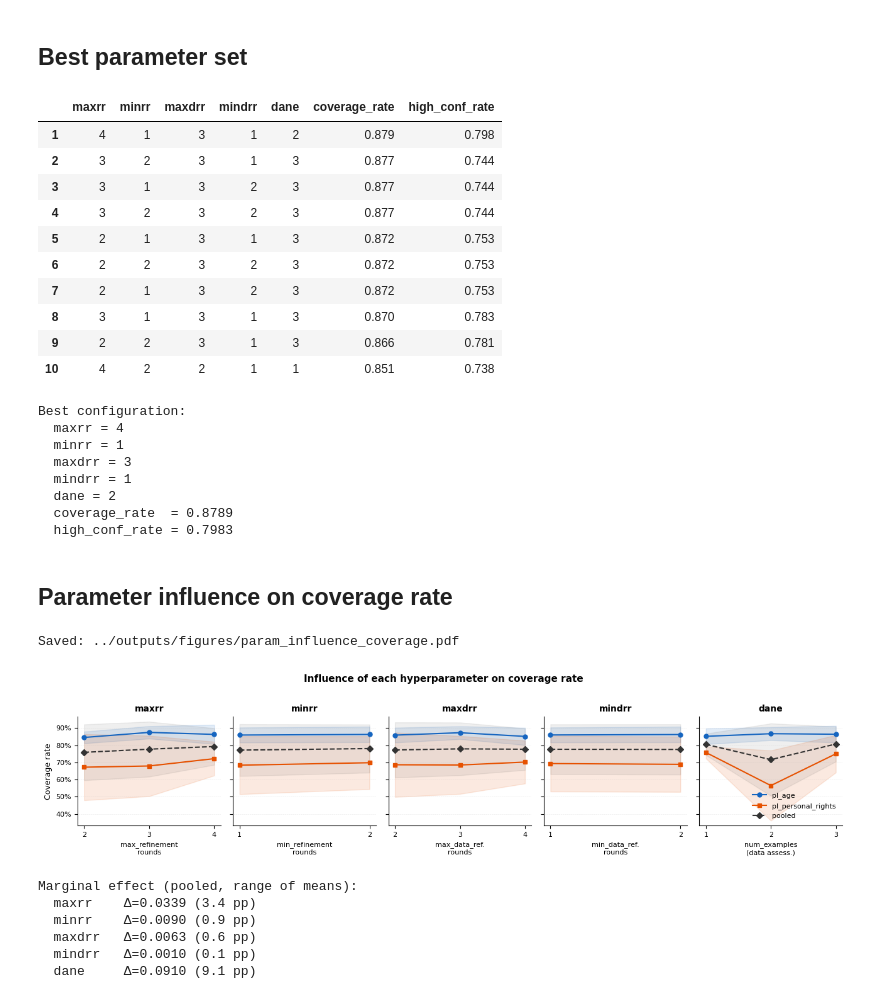
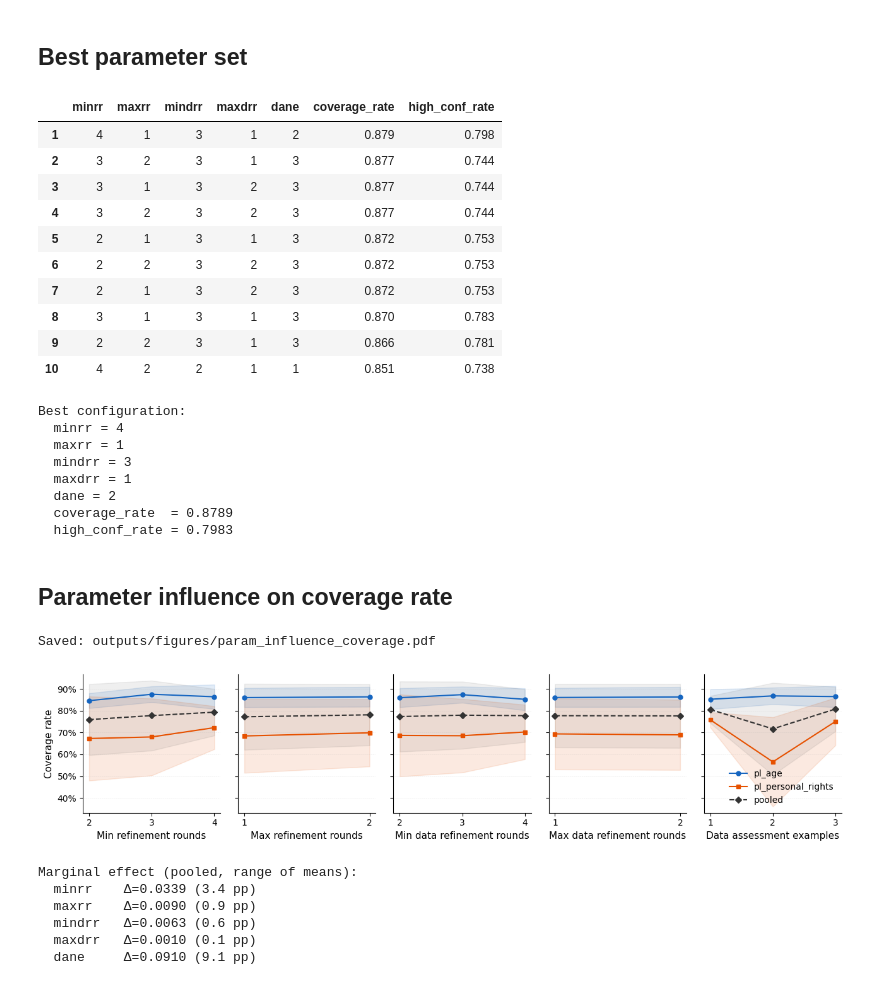
Before and after one commit to pwr-ai/schematize, a Jupyter notebook: notebooks/search_params_analysis.ipynb, the cells around one changed output. Cells and saved outputs as stored; diff of their text form; code cells hidden in the pictures.

```diff
--- a/notebooks/search_params_analysis.ipynb
+++ b/notebooks/search_params_analysis.ipynb
@@ -22,29 +22,29 @@ import pandas as pd
 
 %matplotlib inline
 
-EVAL_DIR = Path("../outputs/evaluation/gpt-5.4-mini/gpt-5.4-nano")
-FIGURES_DIR = Path("../outputs/figures")
+EVAL_DIR = Path("outputs/evaluation/gpt-5.4-mini/gpt-5.4-nano")
+FIGURES_DIR = Path("outputs/figures")
 FIGURES_DIR.mkdir(parents=True, exist_ok=True)
 
-PARAMS = ["maxrr", "minrr", "maxdrr", "mindrr", "dane"]
+PARAMS = ["minrr", "maxrr", "mindrr", "maxdrr", "dane"]
 PARAM_LABELS = {
-    "maxrr": "max_refinement\nrounds",
-    "minrr": "min_refinement\nrounds",
-    "maxdrr": "max_data_ref.\nrounds",
-    "mindrr": "min_data_ref.\nrounds",
-    "dane": "num_examples\n(data assess.)",
+    "maxrr": "Max refinement rounds",
+    "minrr": "Min refinement rounds",
+    "maxdrr": "Max data refinement rounds",
+    "mindrr": "Min data refinement rounds",
+    "dane": "Data assessment examples",
 }
 CASES = ["pl_age", "pl_personal_rights"]
 PARAM_RE = re.compile(r"maxrr_(\d+)_minrr_(\d+)_maxdrr_(\d+)_mindrr_(\d+)_dane_(\d+)")
 
 plt.rcParams.update({
     "font.family": "sans-serif",
-    "font.size": 10,
-    "axes.titlesize": 10,
-    "axes.labelsize": 9,
-    "xtick.labelsize": 8,
-    "ytick.labelsize": 8,
-    "legend.fontsize": 8,
+    "font.size": 12,
+    "axes.titlesize": 12,
+    "axes.labelsize": 11,
+    "xtick.labelsize": 10,
+    "ytick.labelsize": 10,
+    "legend.fontsize": 10,
     "axes.spines.top": False,
     "axes.spines.right": False,
 })
@@ -98,7 +98,7 @@ for p in PARAMS:
 print(f"  coverage_rate  = {best['coverage_rate']:.4f}")
 print(f"  high_conf_rate = {best['high_conf_rate']:.4f}")
 # %% [output]
-|  | maxrr | minrr | maxdrr | mindrr | dane | coverage_rate | high_conf_rate |
+|  | minrr | maxrr | mindrr | maxdrr | dane | coverage_rate | high_conf_rate |
 | 1 | 4 | 1 | 3 | 1 | 2 | 0.879 | 0.798 |
 | 2 | 3 | 2 | 3 | 1 | 3 | 0.877 | 0.744 |
 | 3 | 3 | 1 | 3 | 2 | 3 | 0.877 | 0.744 |
@@ -110,10 +110,10 @@ print(f"  high_conf_rate = {best['high_conf_rate']:.4f}")
 | 9 | 2 | 2 | 3 | 1 | 3 | 0.866 | 0.781 |
 | 10 | 4 | 2 | 2 | 1 | 1 | 0.851 | 0.738 |
 Best configuration:
-  maxrr = 4
-  minrr = 1
-  maxdrr = 3
-  mindrr = 1
+  minrr = 4
+  maxrr = 1
+  mindrr = 3
+  maxdrr = 1
   dane = 2
   coverage_rate  = 0.8789
   high_conf_rate = 0.7983
@@ -133,42 +133,39 @@ for ax, param in zip(axes, PARAMS):
         ax.plot(s[param], s["mean"], marker=MARKERS[case], color=COLORS[case],
                 linewidth=1.5, markersize=5, label=LABELS[case])
         ax.fill_between(s[param], s["mean"] - s["std"].fillna(0),
                         s["mean"] + s["std"].fillna(0), color=COLORS[case], alpha=0.12)
 
     s_pool = df.groupby(param)["coverage_rate"].agg(["mean", "std"]).reset_index()
     ax.plot(s_pool[param], s_pool["mean"], marker=MARKERS["pooled"], color=COLORS["pooled"],
             linewidth=1.5, markersize=5, linestyle="--", label=LABELS["pooled"])
     ax.fill_between(s_pool[param], s_pool["mean"] - s_pool["std"].fillna(0),
                     s_pool["mean"] + s_pool["std"].fillna(0), color=COLORS["pooled"], alpha=0.08)
 
-    ax.set_title(param, fontweight="bold")
-    ax.set_xlabel(PARAM_LABELS[param], fontsize=8)
+    ax.set_xlabel(PARAM_LABELS[param])
     ax.xaxis.set_major_locator(mticker.MaxNLocator(integer=True))
     ax.yaxis.set_major_formatter(mticker.PercentFormatter(xmax=1, decimals=0))
     ax.grid(axis="y", linewidth=0.4, linestyle=":", alpha=0.5)
 
 axes[0].set_ylabel("Coverage rate")
 axes[-1].legend(loc="lower right", frameon=False)
-fig.suptitle("Influence of each hyperparameter on coverage rate",
-             fontsize=11, fontweight="bold", y=1.01)
 fig.tight_layout()
 
 out = FIGURES_DIR / "param_influence_coverage.pdf"
 fig.savefig(out, dpi=300, bbox_inches="tight")
 print(f"Saved: {out}")
 plt.show()
 
 print("\nMarginal effect (pooled, range of means):")
 for param in PARAMS:
     means = df.groupby(param)["coverage_rate"].mean()
     delta = means.max() - means.min()
     print(f"  {param:<8} Δ={delta:.4f} ({delta*100:.1f} pp)")
 # %% [output]
-Saved: ../outputs/figures/param_influence_coverage.pdf
+Saved: outputs/figures/param_influence_coverage.pdf
-[figure, old version]
+[figure, new version]
 Marginal effect (pooled, range of means):
-  maxrr    Δ=0.0339 (3.4 pp)
-  minrr    Δ=0.0090 (0.9 pp)
-  maxdrr   Δ=0.0063 (0.6 pp)
-  mindrr   Δ=0.0010 (0.1 pp)
+  minrr    Δ=0.0339 (3.4 pp)
+  maxrr    Δ=0.0090 (0.9 pp)
+  mindrr   Δ=0.0063 (0.6 pp)
+  maxdrr   Δ=0.0010 (0.1 pp)
   dane     Δ=0.0910 (9.1 pp)
```
Also changed, not shown: 10 other files.
